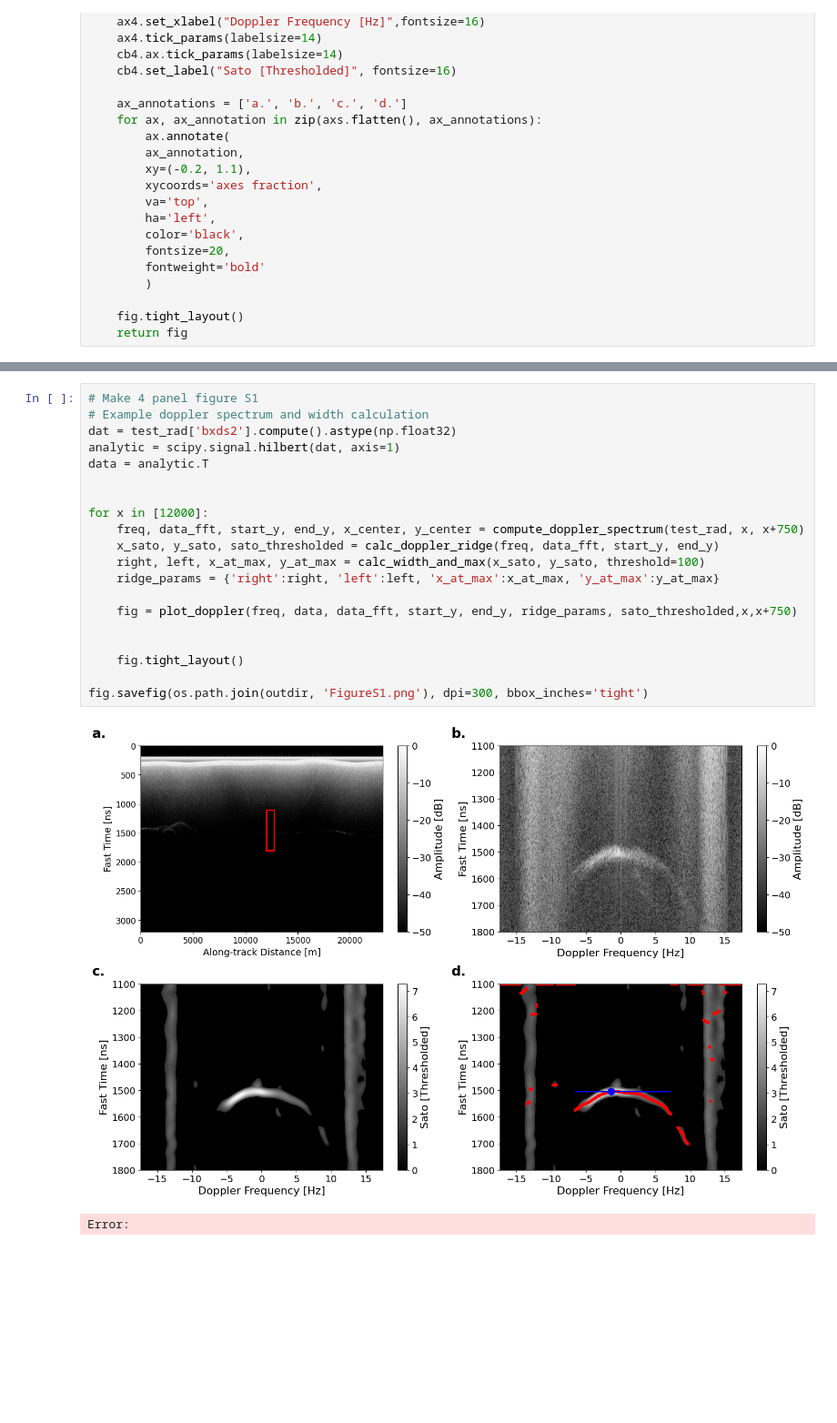
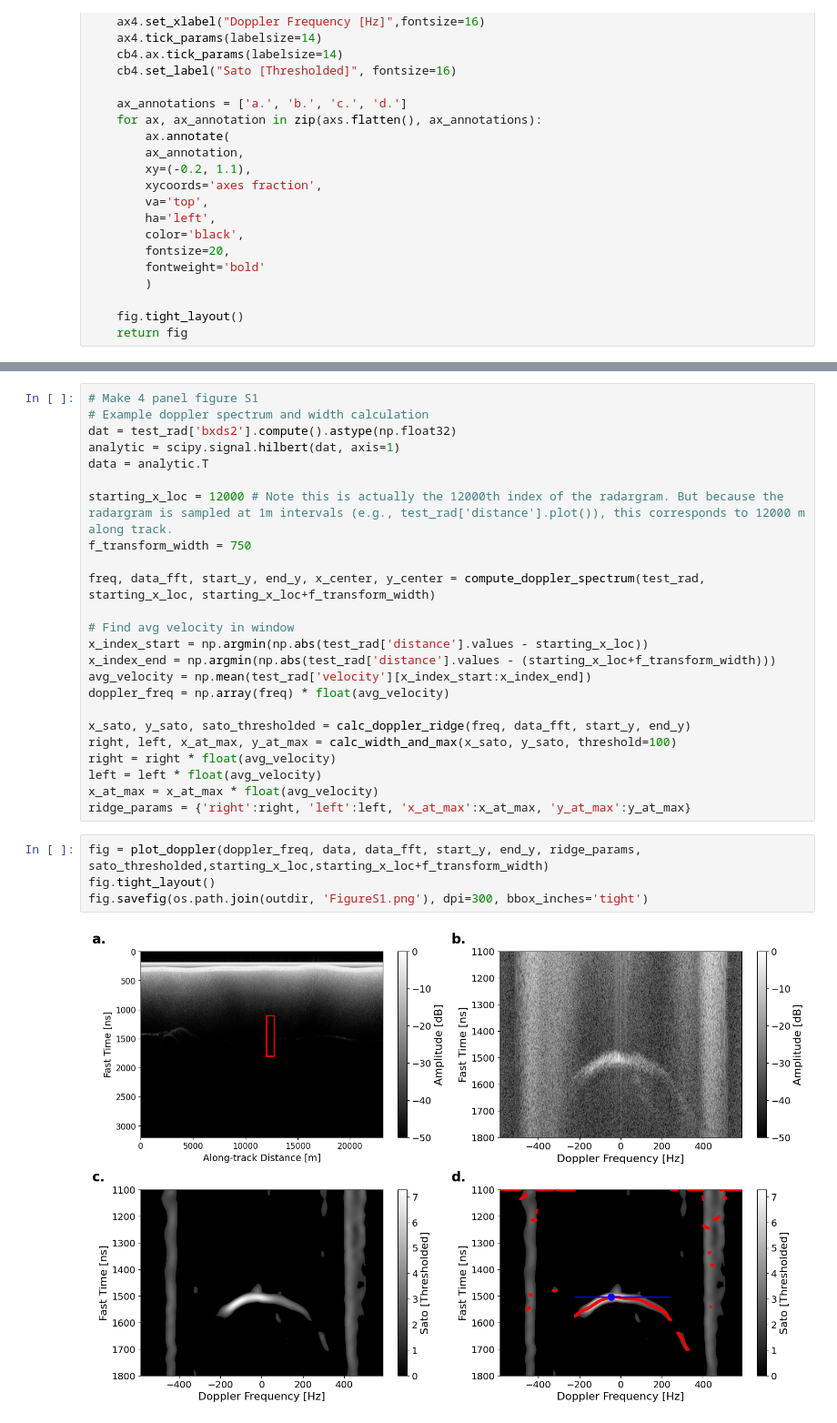
Before and after one commit to zsk4/DavidSpecularity, a Jupyter notebook: FigureS1/FigureS1.ipynb, the cells around one changed output, grey strips where cells are left out. Shown at 91% size. Cells and saved outputs as stored; diff of their text form; blank space fills up the shorter version.

Commit message:
chore: minor figure fixes

```diff
--- a/FigureS1/FigureS1.ipynb
+++ b/FigureS1/FigureS1.ipynb
@@ -454,19 +474,26 @@ dat = test_rad['bxds2'].compute().astype(np.float32)
 analytic = scipy.signal.hilbert(dat, axis=1)
 data = analytic.T
 
+starting_x_loc = 12000 # Note this is actually the 12000th index of the radargram. But because the radargram is sampled at 1m intervals (e.g., test_rad['distance'].plot()), this corresponds to 12000 m along track.
+f_transform_width = 750
 
-for x in [12000]:
-    freq, data_fft, start_y, end_y, x_center, y_center = compute_doppler_spectrum(test_rad, x, x+750)
-    x_sato, y_sato, sato_thresholded = calc_doppler_ridge(freq, data_fft, start_y, end_y)
-    right, left, x_at_max, y_at_max = calc_width_and_max(x_sato, y_sato, threshold=100)
-    ridge_params = {'right':right, 'left':left, 'x_at_max':x_at_max, 'y_at_max':y_at_max}
+freq, data_fft, start_y, end_y, x_center, y_center = compute_doppler_spectrum(test_rad, starting_x_loc, starting_x_loc+f_transform_width)
 
-    fig = plot_doppler(freq, data, data_fft, start_y, end_y, ridge_params, sato_thresholded,x,x+750)
+# Find avg velocity in window
+x_index_start = np.argmin(np.abs(test_rad['distance'].values - starting_x_loc))
+x_index_end = np.argmin(np.abs(test_rad['distance'].values - (starting_x_loc+f_transform_width)))
+avg_velocity = np.mean(test_rad['velocity'][x_index_start:x_index_end])
+doppler_freq = np.array(freq) * float(avg_velocity)
 
-
-    fig.tight_layout()
-
-fig.savefig(os.path.join(outdir, 'FigureS1.png'), dpi=300, bbox_inches='tight')
+x_sato, y_sato, sato_thresholded = calc_doppler_ridge(freq, data_fft, start_y, end_y)
+right, left, x_at_max, y_at_max = calc_width_and_max(x_sato, y_sato, threshold=100)
+right = right * float(avg_velocity)
+left = left * float(avg_velocity)
+x_at_max = x_at_max * float(avg_velocity)
+ridge_params = {'right':right, 'left':left, 'x_at_max':x_at_max, 'y_at_max':y_at_max}
-# %% [output]
-[figure, removed]
-Error:
+# %%
+fig = plot_doppler(doppler_freq, data, data_fft, start_y, end_y, ridge_params, sato_thresholded,starting_x_loc,starting_x_loc+f_transform_width)
+fig.tight_layout()
+fig.savefig(os.path.join(outdir, 'FigureS1.png'), dpi=300, bbox_inches='tight')
+# %% [output]
+[figure, added]
```
Also changed, not shown: parts of 6 cells of this notebook, 6 other files.
